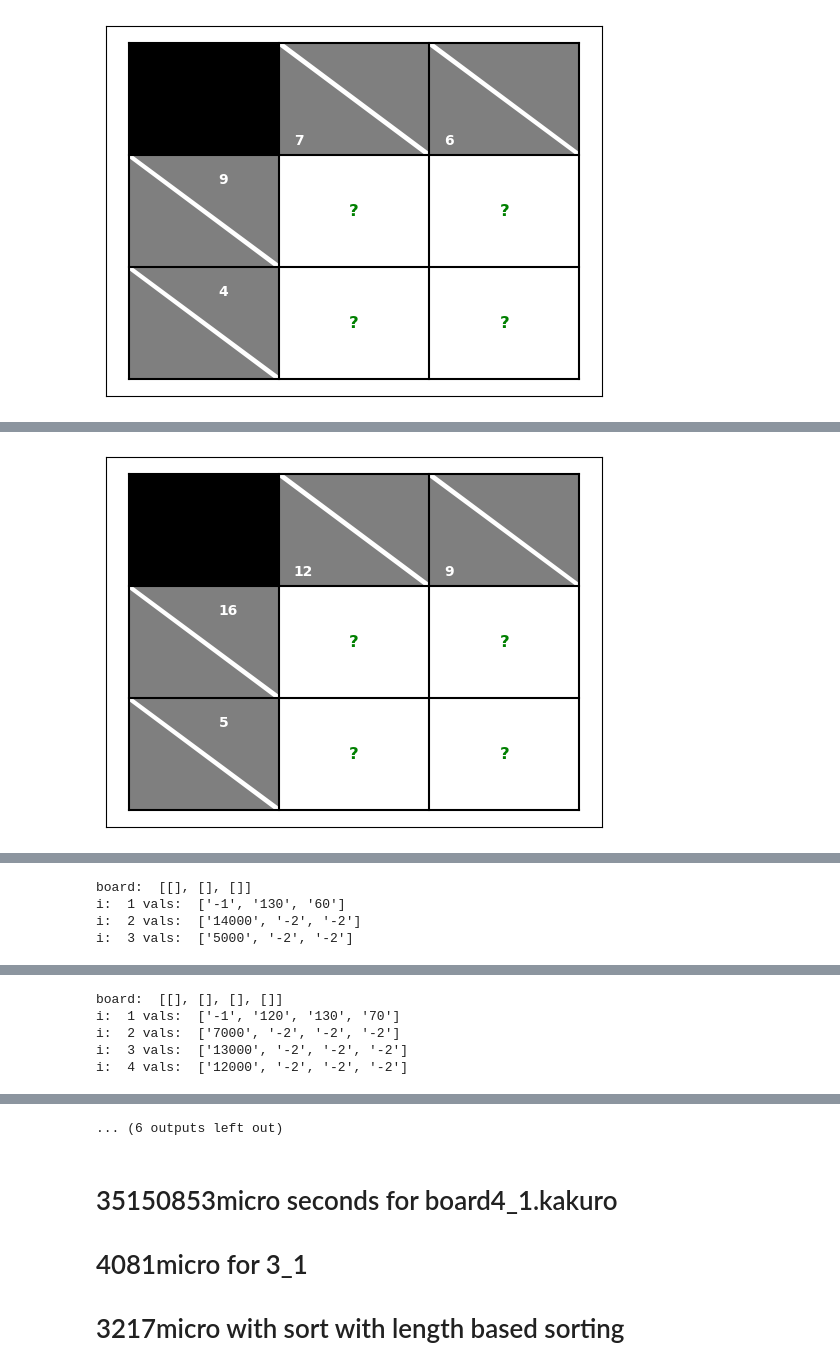
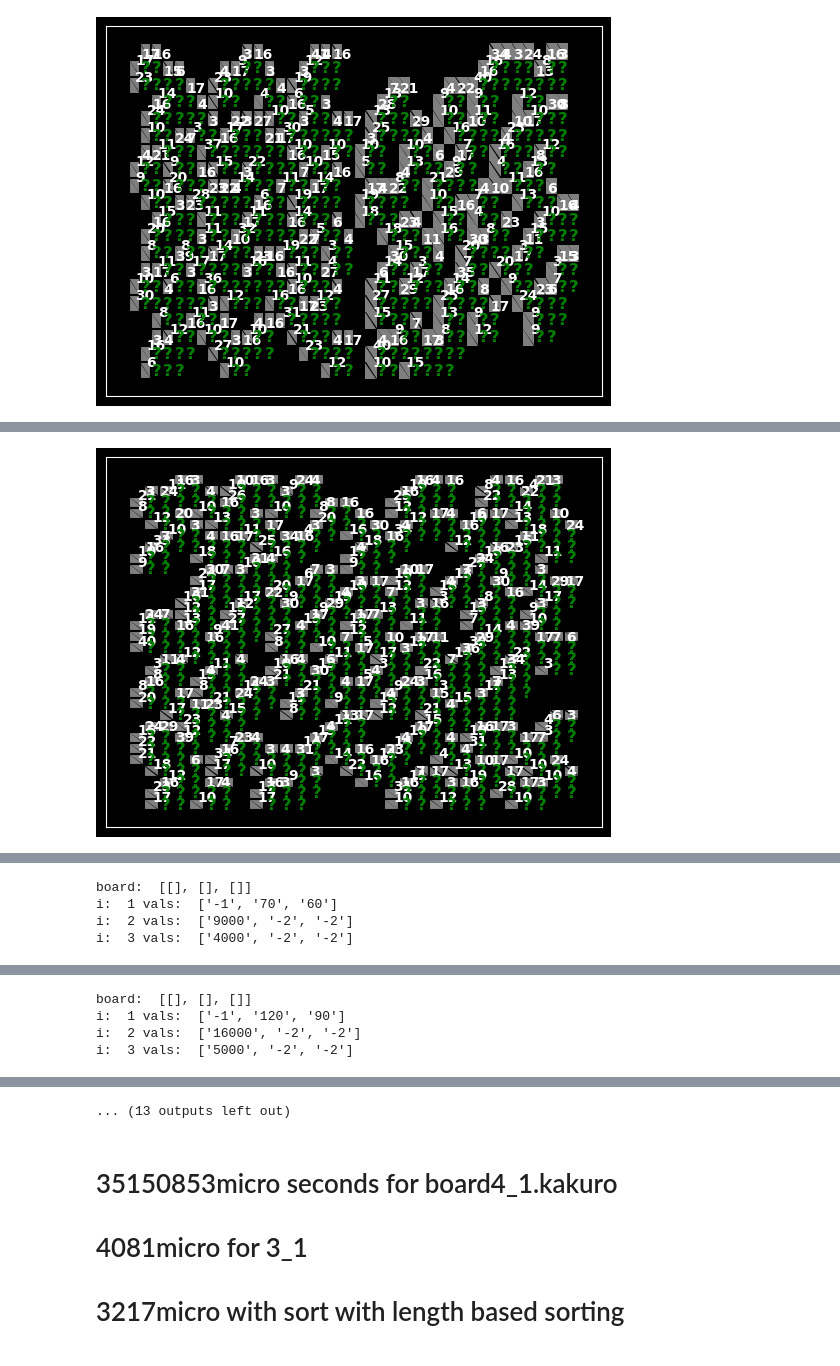
Before and after one commit to Cem-Kaya/Paralel_kekuro_solver, a Jupyter notebook: kakuro_explorer.ipynb, the cells around one changed output, grey strips where cells are left out. Drawn from its saved outputs; the diff is of its cells as text; code cells hidden in the pictures.

```diff
--- a/kakuro_explorer.ipynb
+++ b/kakuro_explorer.ipynb
@@ -3,6 +3,7 @@ import matplotlib.pyplot as plt
 import matplotlib.collections as collections
 import numpy as np
 import sys
+import os
 
 
 
@@ -177,32 +178,10 @@ class Kakuro:
         plt.show()
 
 if __name__ == "__main__":
-
-    _file = "solution.kakuro"
-    k = Kakuro(_file)
-    k.generate_board()
-    _file = "board3_1.kakuro"
-    k = Kakuro(_file)
-    k.generate_board()
-    _file = "board3_2.kakuro"
-    k = Kakuro(_file)
-    k.generate_board()
-    _file = "board3_3.kakuro"
-    k = Kakuro(_file)
-    k.generate_board()
-    _file = "board3_3.kakuro"
-    k = Kakuro(_file)
-    k.generate_board()
-    _file = "board4_1.kakuro"
-    k = Kakuro(_file)
-    k.generate_board()
-    _file = "board4_2.kakuro"
-    k = Kakuro(_file)
-    k.generate_board()
-    _file = "board5_1.kakuro"
-    k = Kakuro(_file)
-    k.generate_board()
-    _file = "board5_2.kakuro"
-    k = Kakuro(_file)
-    k.generate_board()
+    # get all the files which end with .kakuro
+    files= [f for f in os.listdir('.') if os.path.isfile(f)]
+    files = [f for f in files if f.endswith(".kakuro")]
+    for file in files:
+        k = Kakuro(file)
+        k.generate_board()
 # %% [output]
@@ -218 +223 @@ i:  3 vals:  ['4000', '-2', '-2']
-[figure, old version]
+[figure, new version]
@@ -223 +241 @@ i:  3 vals:  ['5000', '-2', '-2']
-[figure, old version]
+[figure, new version]
@@ -229,4 +260,4 @@ i:  3 vals:  ['5000', '-2', '-2']
 board:  [[], [], []]
-i:  1 vals:  ['-1', '130', '60']
-i:  2 vals:  ['14000', '-2', '-2']
-i:  3 vals:  ['5000', '-2', '-2']
+i:  1 vals:  ['-1', '70', '60']
+i:  2 vals:  ['9000', '-2', '-2']
+i:  3 vals:  ['4000', '-2', '-2']
@@ -234,5 +265,4 @@ i:  3 vals:  ['5000', '-2', '-2']
-board:  [[], [], [], []]
-i:  1 vals:  ['-1', '120', '130', '70']
-i:  2 vals:  ['7000', '-2', '-2', '-2']
-i:  3 vals:  ['13000', '-2', '-2', '-2']
-i:  4 vals:  ['12000', '-2', '-2', '-2']
+board:  [[], [], []]
+i:  1 vals:  ['-1', '120', '90']
+i:  2 vals:  ['16000', '-2', '-2']
+i:  3 vals:  ['5000', '-2', '-2']
@@ -240,4 +270,4 @@ i:  4 vals:  ['12000', '-2', '-2', '-2']
-... (6 outputs left out)
+... (13 outputs left out)
 # %% [markdown]
 # 35150853micro seconds  for board4_1.kakuro
 # 4081micro for 3_1
```
Also changed, not shown: parts of 1 cell of this notebook, 8 other files.
